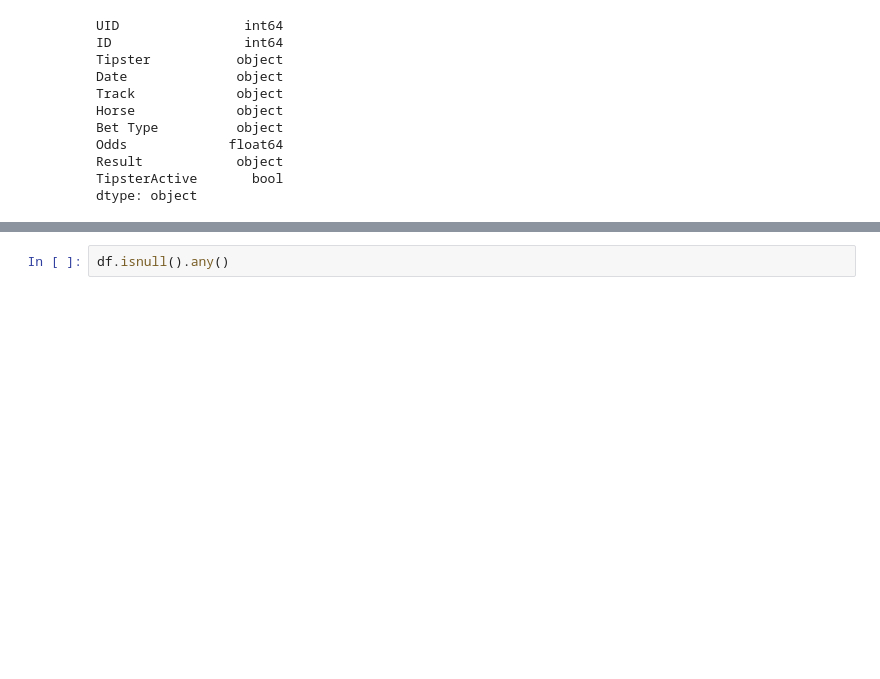
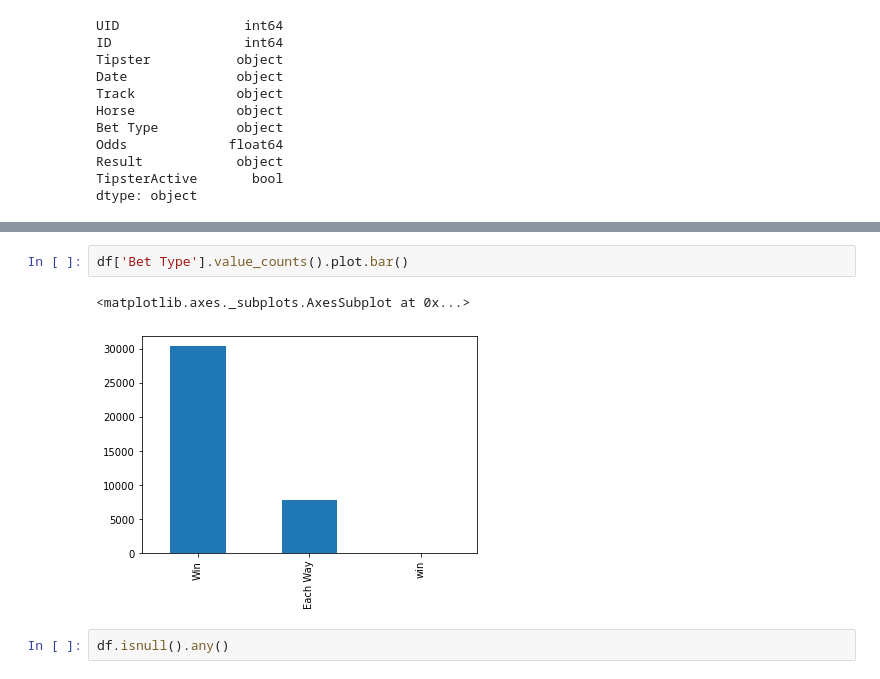
Before and after one commit to Cheeseburgerfly/AIAssignment, a Jupyter notebook: Assignment.ipynb, the cells around one changed output, grey strips where cells are left out. Drawn from its saved outputs; the diff is of its cells as text; blank space fills up the shorter version.

```diff
--- a/Assignment.ipynb
+++ b/Assignment.ipynb
@@ -46,3 +75,8 @@ dtype: object
+# %%
+df['Bet Type'].value_counts().plot.bar()
+# %% [output]
+<matplotlib.axes._subplots.AxesSubplot at 0x...>
+[figure, added]
 # %%
 df.isnull().any()
 # %% [output]
```
Also changed, not shown: parts of 6 cells of this notebook.
